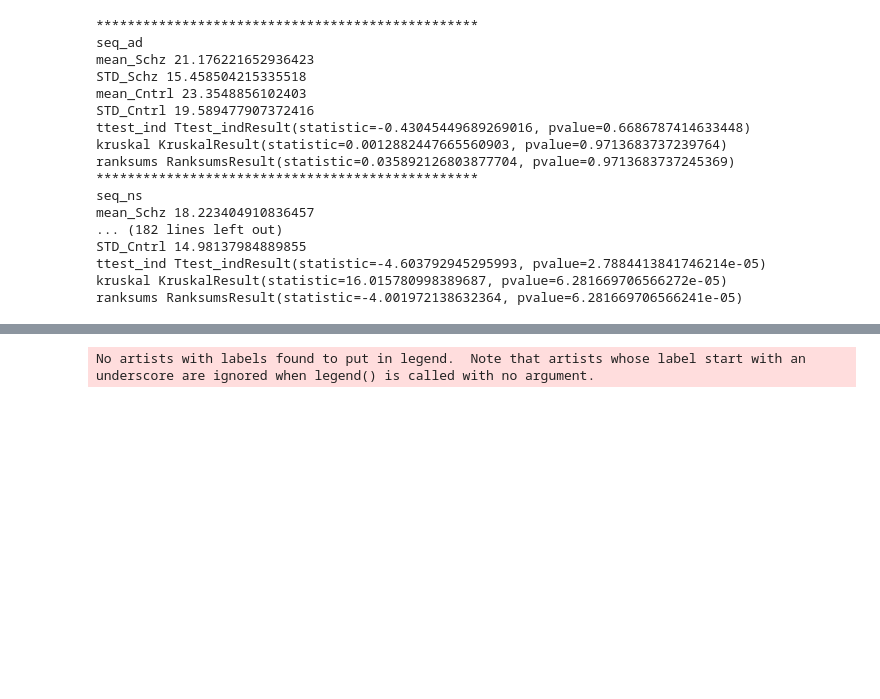
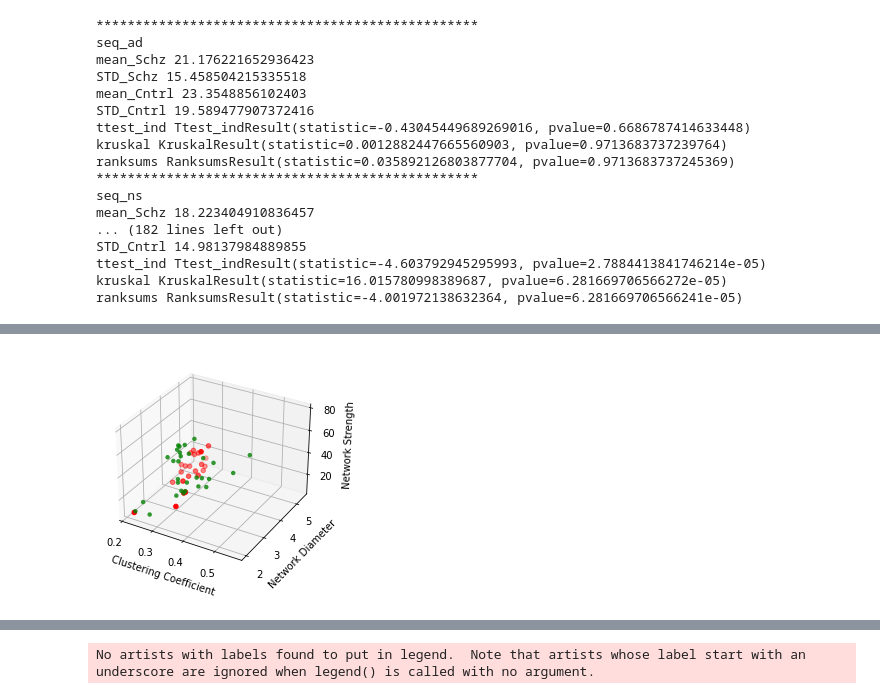
Before and after one commit to bebet75/speech_graph_farsi, a Jupyter notebook: test2.ipynb, the cells around one changed output, grey strips where cells are left out. Cells and saved outputs as stored; diff of their text form; code cells hidden in the pictures; blank space fills up the shorter version.

```diff
--- a/test2.ipynb
+++ b/test2.ipynb
@@ -170,6 +170,19 @@ STD_Cntrl 14.98137984889855
 ttest_ind Ttest_indResult(statistic=-4.603792945295993, pvalue=2.7884413841746214e-05)
 kruskal KruskalResult(statistic=16.015780998389687, pvalue=6.281669706566272e-05)
 ranksums RanksumsResult(statistic=-4.001972138632364, pvalue=6.281669706566241e-05)
+# %%
+def Stats(features_df, feature_name):
+    # Statistic numbers
+    x1 = features_df[features_df['diagnosis'] == "Schizo"][feature_name]
+    x2 = features_df[features_df['diagnosis'] == "Control"][feature_name]
+    print('mean_Schz', np.mean(x1))
+    print('STD_Schz', np.std(x1))
+    print('mean_Cntrl', np.mean(x2))
+    print('STD_Cntrl', np.std(x2))
+    print('zscore',stats.zscore(x2))
+    print('ttest_ind', stats.ttest_ind(a=x1, b=x2, equal_var=True))
+    print('kruskal', stats.kruskal(x1, x2))
+    print('ranksums', stats.ranksums(x1, x2))
 # %%
 for feature_name in X_features:
     print('*************************************************')
@@ -344,2 +425,32 @@ def plot_classification1(clf, X, y, list_of_features, names):
+# %%
+def plot3d(features_df, feature_name, names):
+    # Create data
+    fig = plt.figure()
+    ax = fig.add_subplot(projection='3d')
+
+    # For each set of style and range settings, plot n random points in the box
+    # defined by x in [23, 32], y in [0, 100], z in [zlow, zhigh].
+
+    xs = features_df[features_df['diagnosis'] == "Schizo"][feature_name[0]]
+    ys = features_df[features_df['diagnosis'] == "Schizo"][feature_name[1]]
+    zs = features_df[features_df['diagnosis'] == "Schizo"][feature_name[2]]
+    ax.scatter(xs, ys, zs, color = 'red')
+    xs = features_df[features_df['diagnosis'] == "Control"][feature_name[0]]
+    ys = features_df[features_df['diagnosis'] == "Control"][feature_name[1]]
+    zs = features_df[features_df['diagnosis'] == "Control"][feature_name[2]]
+    ax.scatter(xs, ys, zs, color = 'green', alpha=0.8,edgecolors='none')
+
+    ax.set_xlabel(names[0])
+    ax.set_ylabel(names[1])
+    ax.set_zlabel(names[2])
+
+    plt.show()
+# %%
+list_of_features = ['cooc_cc','cooc_diameter','cooc_ns']
+names = ['Clustering Coefficient', 'Network Diameter','Network Strength']
+
+plot3d(features_df, list_of_features, names)
+# %% [output]
+[figure, added]
 # %%
 clf = LogisticRegression(random_state=0)
```
Also changed, not shown: parts of 7 cells of this notebook, 3 other files.
